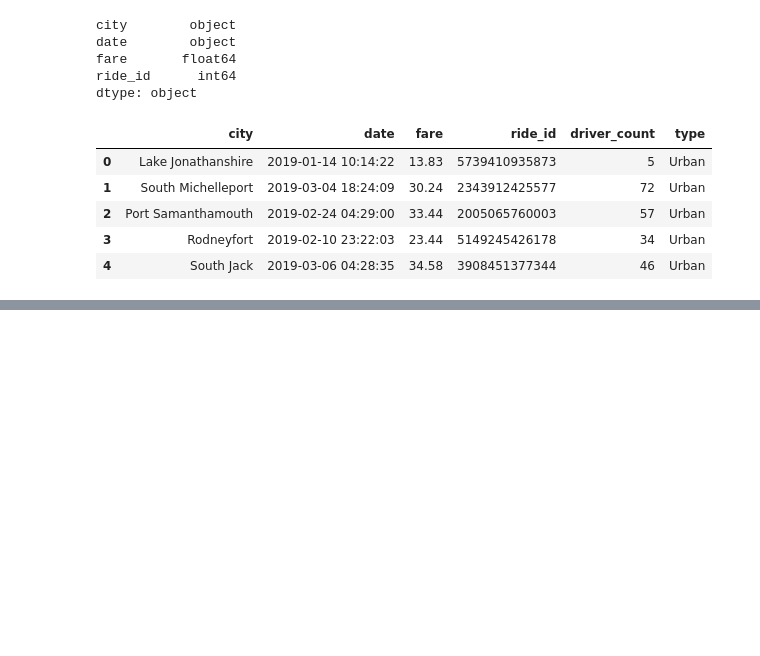
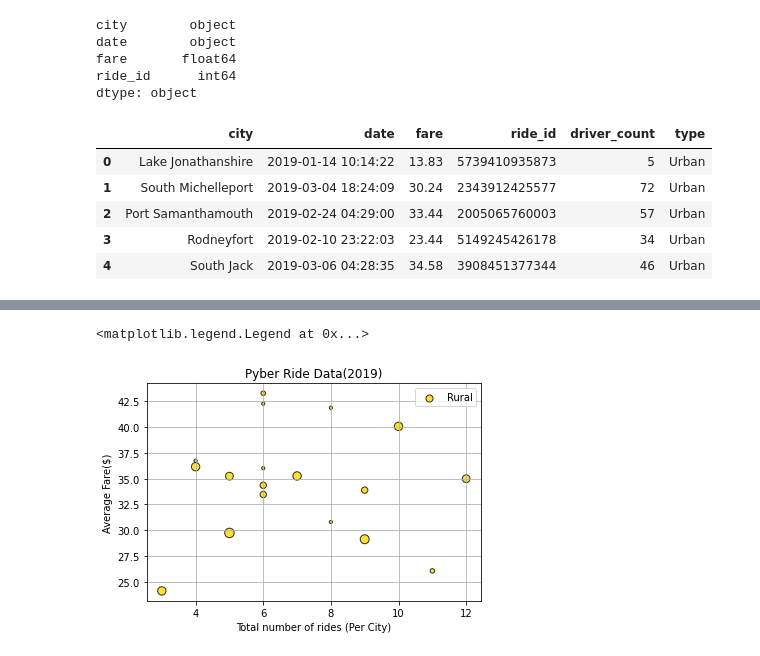
Before and after one commit to Jusharry/Pyber_Analysis, a Jupyter notebook: Pyber.ipynb, the cells around one changed output, grey strips where cells are left out. Saved outputs shown, nothing was run; the diff lists cells and outputs as text; code cells hidden in the pictures; blank space fills up the shorter version.

```diff
--- a/Pyber.ipynb
+++ b/Pyber.ipynb
@@ -89,0 +145,3 @@ pyber_data_df.head()
+# %%
+rural_ride_count = rural_cities_df.groupby(['city']).count()['ride_id']
+rural_ride_count
@@ -89,0 +224,12 @@ pyber_data_df.head()
+# %%
+plt.scatter(rural_ride_count,rural_average_fare,s=10*rural_driver_average,facecolor = 'gold',
+             edgecolor = 'black',alpha=0.8,linewidths=1,label="Rural")
+
+plt.title('Pyber Ride Data(2019)')
+plt.xlabel('Total number of rides (Per City)')
+plt.ylabel('Average Fare($)')
+plt.grid(True)
+plt.legend()
+# %% [output]
+<matplotlib.legend.Legend at 0x...>
+[figure, added]
```
Also changed, not shown: parts of 12 cells of this notebook, 2 other files.
